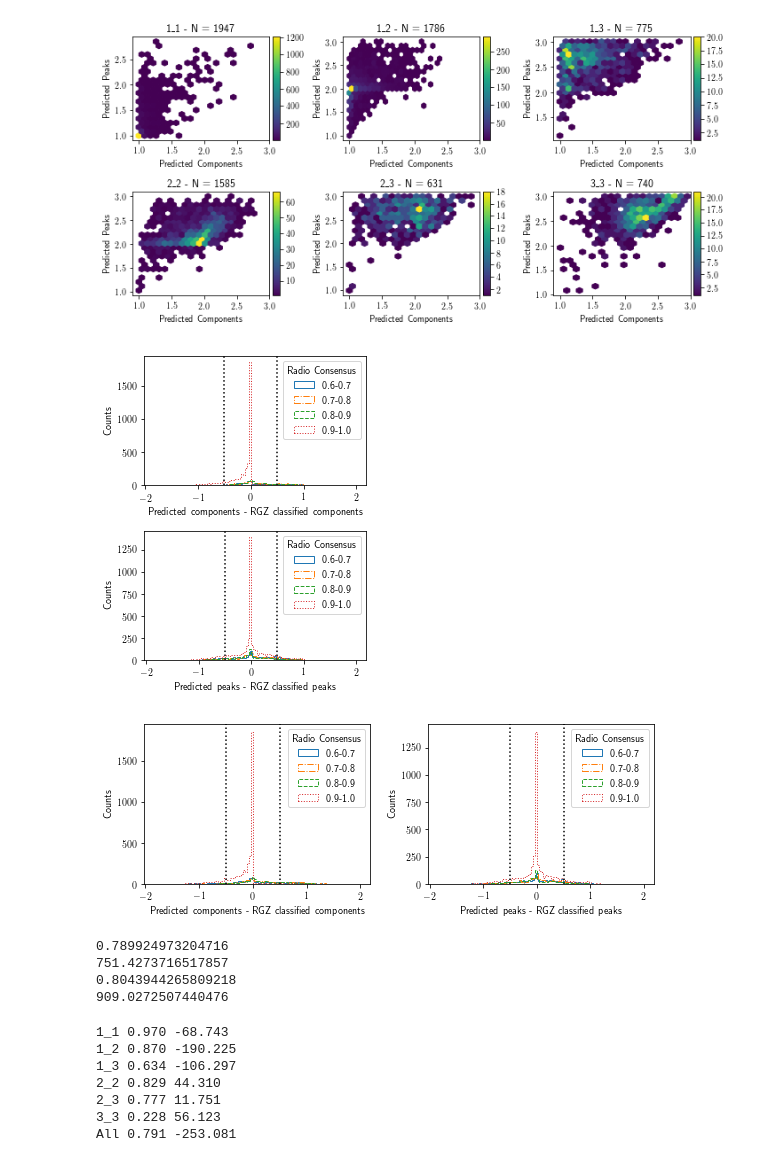
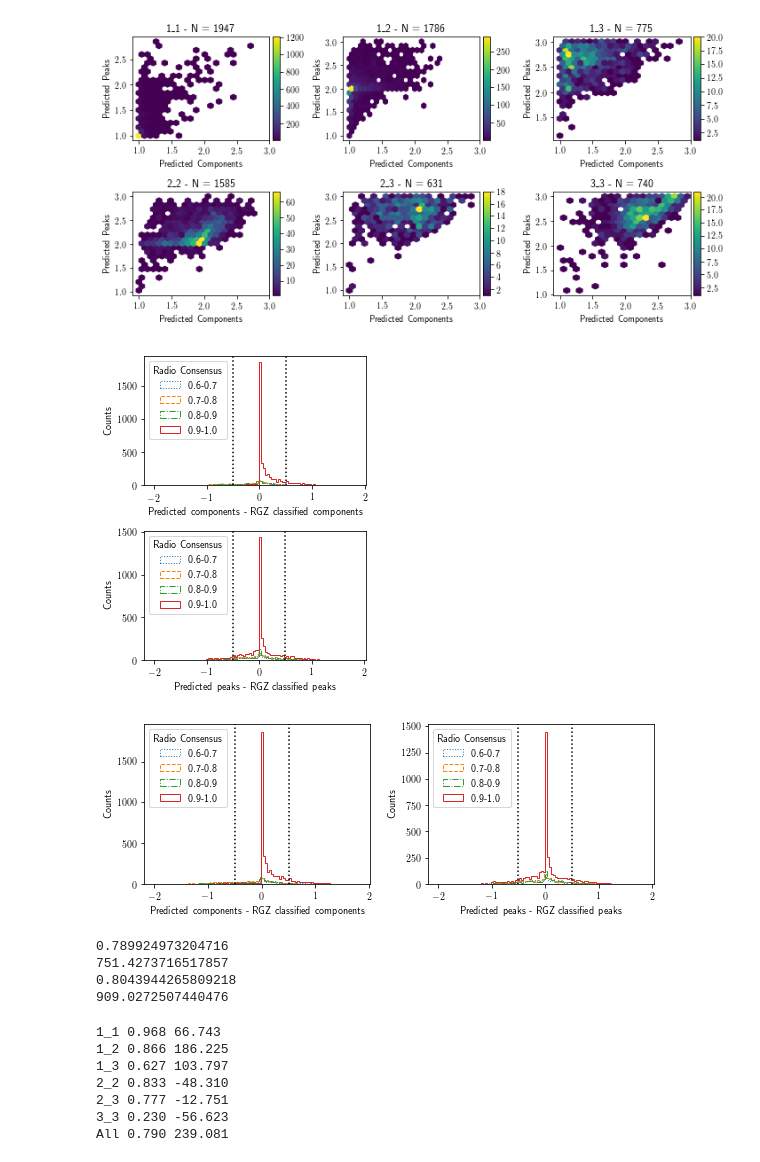
Before and after one commit to tjgalvin/Pink_Experiments, a Jupyter notebook: Notebook/Random_Forrest_ED.ipynb, the cells around one changed output. Cells and saved outputs as stored; diff of their text form; code cells hidden in the pictures.

Commit message:
Modified plots and reran

```diff
--- a/Notebook/Random_Forrest_ED.ipynb
+++ b/Notebook/Random_Forrest_ED.ipynb
@@ -122,8 +122,8 @@ suf_df['comp_res'] = pd.Series(comp_res, index=index)
 suf_df['no_comp']  = pd.Series(num_comp, index=index)
 suf_df['no_peak']  = pd.Series(num_peaks, index=index)
 
-suf_df['diff_peak']    = suf_df['no_peak'] - suf_df['peak_res']
-suf_df['diff_comp']    = suf_df['no_comp']  - suf_df['comp_res']
+suf_df['diff_peak']    = suf_df['peak_res'] - suf_df['no_peak']
+suf_df['diff_comp']    = suf_df['comp_res']  - suf_df['no_comp']
 suf_df['peak_correct'] = (suf_df['diff_peak'] > -0.5) & (suf_df['diff_peak'] < 0.5)
 suf_df['comp_correct'] = (suf_df['diff_comp'] > -0.5) & (suf_df['diff_comp'] < 0.5)
 
@@ -281,7 +281,7 @@ fig.show()
 [figure]
 # %%
 fig, (ax1,ax2) = plt.subplots(2,1, figsize=(4,5))
-linestyles = [':','--','-.','-'][::-1]
+linestyles = [':','--','-.','-']
 
 for c, (l, g) in enumerate(suf_df.groupby('cl_group')):
     ax1.hist(g['diff_comp'], bins=100, label=f'{l}', histtype='step', linestyle=linestyles[c])
@@ -305,36 +305,36 @@ fig.tight_layout()
 fig.show()
 # fig.savefig('Images/Figure_MSE_Histogram_CL_Trained_CL_Feature.pdf')
 # %% [output]
-[figure, old version]
+[figure, new version]
 # %%
 bin_df = pd.cut(suf_df['consensus.radio_level'] , [0.6, 0.7, 0.8, 0.9, 1.0], labels=['0.6-0.7','0.7-0.8','0.8-0.9','0.9-1.0',])
 
 fig, (ax1,ax2) = plt.subplots(1,2, figsize=(8,3))
-linestyles = [':','--','-.','-'][::-1]
+linestyles = [':','--','-.','-']
 
 for c, (l, g) in enumerate(suf_df.groupby('cl_group')):
     ax1.hist(g['diff_comp'], bins=100, label=f'{l}', histtype='step', linestyle=linestyles[c])
     ax2.hist(g['diff_peak'], bins=100, label=f'{l}', histtype='step', linestyle=linestyles[c])
 
 ax1.set(xlabel='Predicted components - RGZ classified components',
             ylabel='Counts')
 ax2.set(xlabel='Predicted peaks - RGZ classified peaks',
         ylabel='Counts')
 
 ax1.axvline(-0.5, linestyle=':', color='black')
 ax1.axvline(0.5, linestyle=':', color='black')
 
 ax2.axvline(-0.5, linestyle=':', color='black')
 ax2.axvline(0.5, linestyle=':', color='black')
 
 
 ax1.legend(title='Radio Consensus')
 ax2.legend(title='Radio Consensus')
 fig.tight_layout()
 fig.show()
 # fig.savefig('Images/Figure_MSE_Histogram_CL_Trained_CL_Feature_Horizontal.pdf')
 # %% [output]
-[figure, old version]
+[figure, new version]
 # %%
 val_comp = comp_res - num_comp
 val_peaks = peaks_res - num_peaks
@@ -359,13 +359,13 @@ for l, g in suf_df.groupby('label'):
 mask = (suf_df['diff_comp'] >= -0.5) & (suf_df['diff_comp'] < 0.5)
 print('All', f'{np.sum(mask)/suf_df.shape[0]:.3f}', f"{np.sum(suf_df['diff_comp'][mask]):.3f}")
 # %% [output]
-1_1 0.970 -68.743
-1_2 0.870 -190.225
-1_3 0.634 -106.297
-2_2 0.829 44.310
-2_3 0.777 11.751
-3_3 0.228 56.123
-All 0.791 -253.081
+1_1 0.968 66.743
+1_2 0.866 186.225
+1_3 0.627 103.797
+2_2 0.833 -48.310
+2_3 0.777 -12.751
+3_3 0.230 -56.623
+All 0.790 239.081
 # %%
 for l, g in suf_df.groupby('label'):
     mask = (g['diff_peak'] >= -0.5) & (g['diff_peak'] < 0.5)
```
Also changed, not shown: parts of 2 cells of this notebook, 2 other files.
